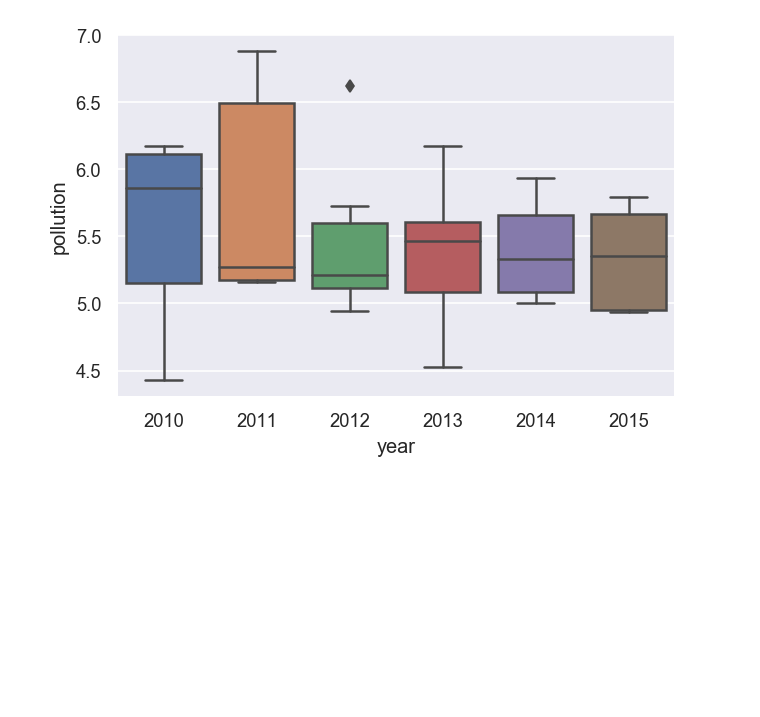
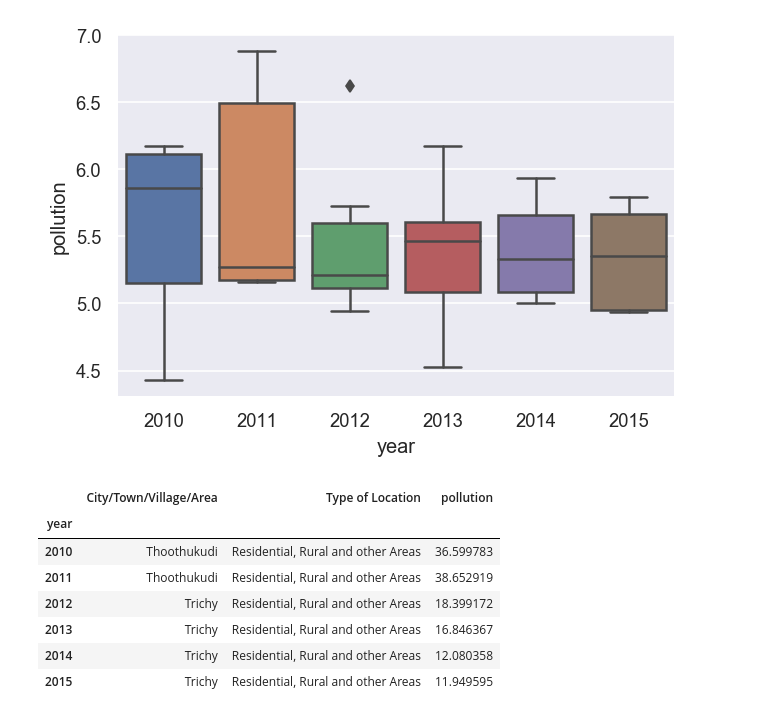
Before and after one commit to BharathC15/NielitChennai, a Jupyter notebook: python/TnAirPollution/BhaTNAirPollution.ipynb, the cells around one changed output. Cells and saved outputs as stored; diff of their text form; code cells hidden in the pictures; blank space fills up the shorter version.

```diff
--- a/python/TnAirPollution/BhaTNAirPollution.ipynb
+++ b/python/TnAirPollution/BhaTNAirPollution.ipynb
@@ -428,3 +428,14 @@ sns.boxplot(x="year",y="pollution",data=df1)
 plt.show()
 # %% [output]
 [figure]
+# %%
+df.groupby("year").max()
+# %% [output]
+|  | City/Town/Village/Area | Type of Location | pollution |
+| year |  |  |  |
+| 2010 | Thoothukudi | Residential, Rural and other Areas | 36.599783 |
+| 2011 | Thoothukudi | Residential, Rural and other Areas | 38.652919 |
+| 2012 | Trichy | Residential, Rural and other Areas | 18.399172 |
+| 2013 | Trichy | Residential, Rural and other Areas | 16.846367 |
+| 2014 | Trichy | Residential, Rural and other Areas | 12.080358 |
+| 2015 | Trichy | Residential, Rural and other Areas | 11.949595 |
```
Also changed, not shown: parts of 3 cells of this notebook.
